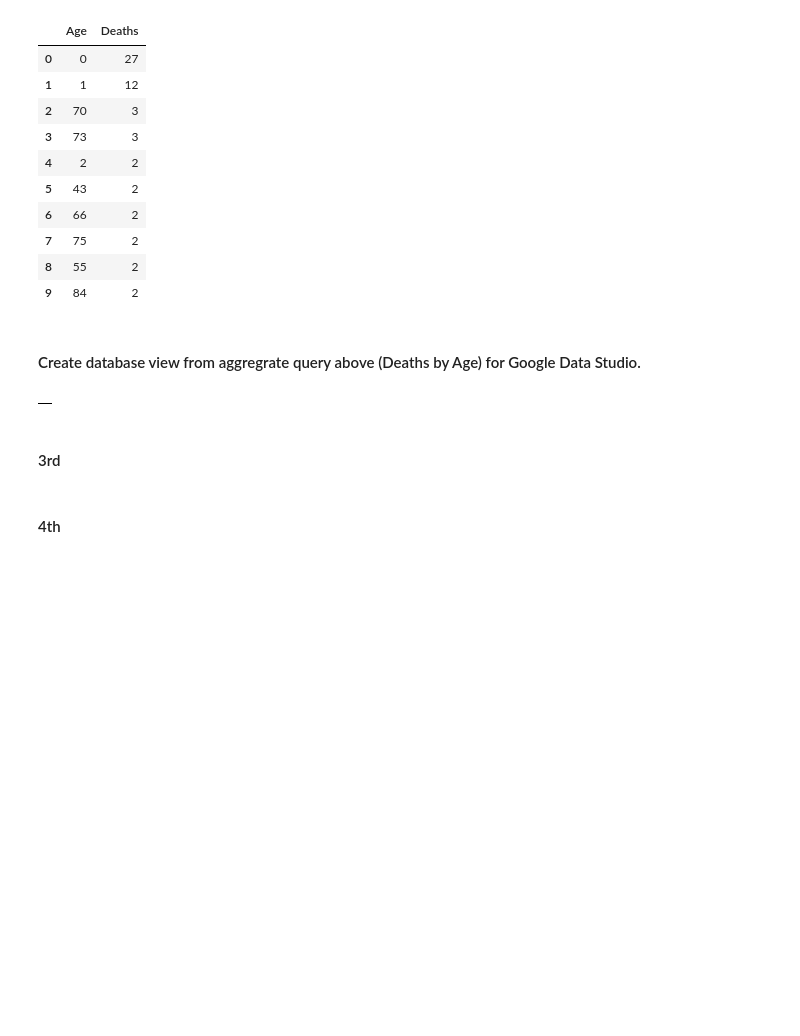
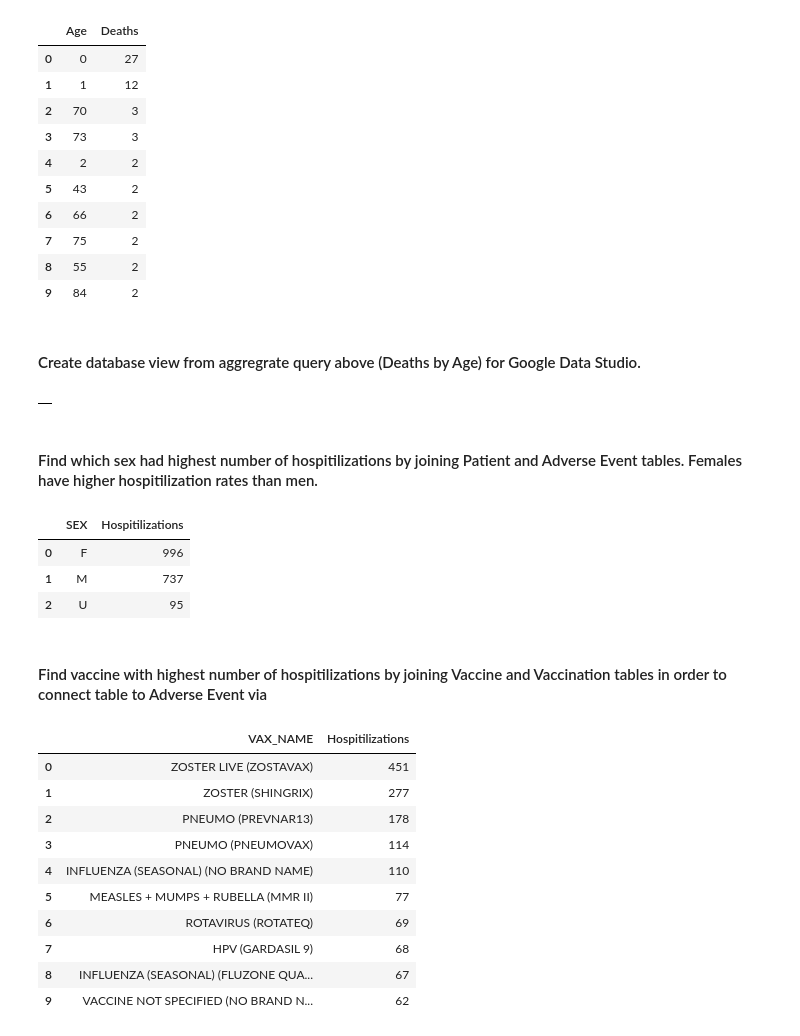
Before and after one commit to noahplacke/cs327e-Vaxonomics, a Jupyter notebook: Project/vaers_analysis.ipynb, the cells around one changed output. Drawn from its saved outputs; the diff is of its cells as text; code cells hidden in the pictures; blank space fills up the shorter version.

```diff
--- a/Project/vaers_analysis.ipynb
+++ b/Project/vaers_analysis.ipynb
@@ -232,7 +232,48 @@ group by AGE_YRS
 order by Deaths desc
 # %% [output]
 |  |
-# %% [markdown]
-#### 3rd
-# %% [markdown]
-#### 4th
+# %% [markdown]
+#### Find which sex had highest number of hospitilizations by joining Patient and Adverse Event tables. Females have higher hospitilization rates than men.
+# %%
+%%bigquery
+# List patient sex with highest number of hospitilizations
+select SEX, COUNT(SEX) as Hospitilizations
+from
+# Retrieve patient sex where hospitilization is true and sex information present.
+(select SEX
+from vaers_modeled.Patient p join vaers_modeled.Adverse_Event_Beam_DF e on p.VAERS_ID = e.VAERS_ID
+where HOSPITAL = true and SEX is not null)
+group by SEX
+order by Hospitilizations desc
+# %% [output]
+|  | SEX | Hospitilizations |
+| 0 | F | 996 |
+| 1 | M | 737 |
+| 2 | U | 95 |
+# %% [markdown]
+#### Find vaccine with highest number of hospitilizations by joining Vaccine and Vaccination tables in order to connect table to Adverse Event via
+# %%
+%%bigquery
+# List vaccines by number of hospitilizations
+select VAX_NAME, COUNT(VAX_NAME) as Hospitilizations
+from
+# Retrieve number of hospitilizations by vaccine name
+(select VAX_NAME
+from vaers_modeled.Vaccine v join vaers_modeled.Vaccination_Beam_DF v2 on v.VAX_ID = v2.VAX_ID
+join vaers_modeled.Adverse_Event_Beam_DF e on v2.VAERS_ID = e.VAERS_ID
+where HOSPITAL = true and VAX_NAME is not null)
+group by VAX_NAME
+order by Hospitilizations desc
+limit 10
+# %% [output]
+|  | VAX_NAME | Hospitilizations |
+| 0 | ZOSTER LIVE (ZOSTAVAX) | 451 |
+| 1 | ZOSTER (SHINGRIX) | 277 |
+| 2 | PNEUMO (PREVNAR13) | 178 |
+| 3 | PNEUMO (PNEUMOVAX) | 114 |
+| 4 | INFLUENZA (SEASONAL) (NO BRAND NAME) | 110 |
+| 5 | MEASLES + MUMPS + RUBELLA (MMR II) | 77 |
+| 6 | ROTAVIRUS (ROTATEQ) | 69 |
+| 7 | HPV (GARDASIL 9) | 68 |
+| 8 | INFLUENZA (SEASONAL) (FLUZONE QUA... | 67 |
+| 9 | VACCINE NOT SPECIFIED (NO BRAND N... | 62 |
```
